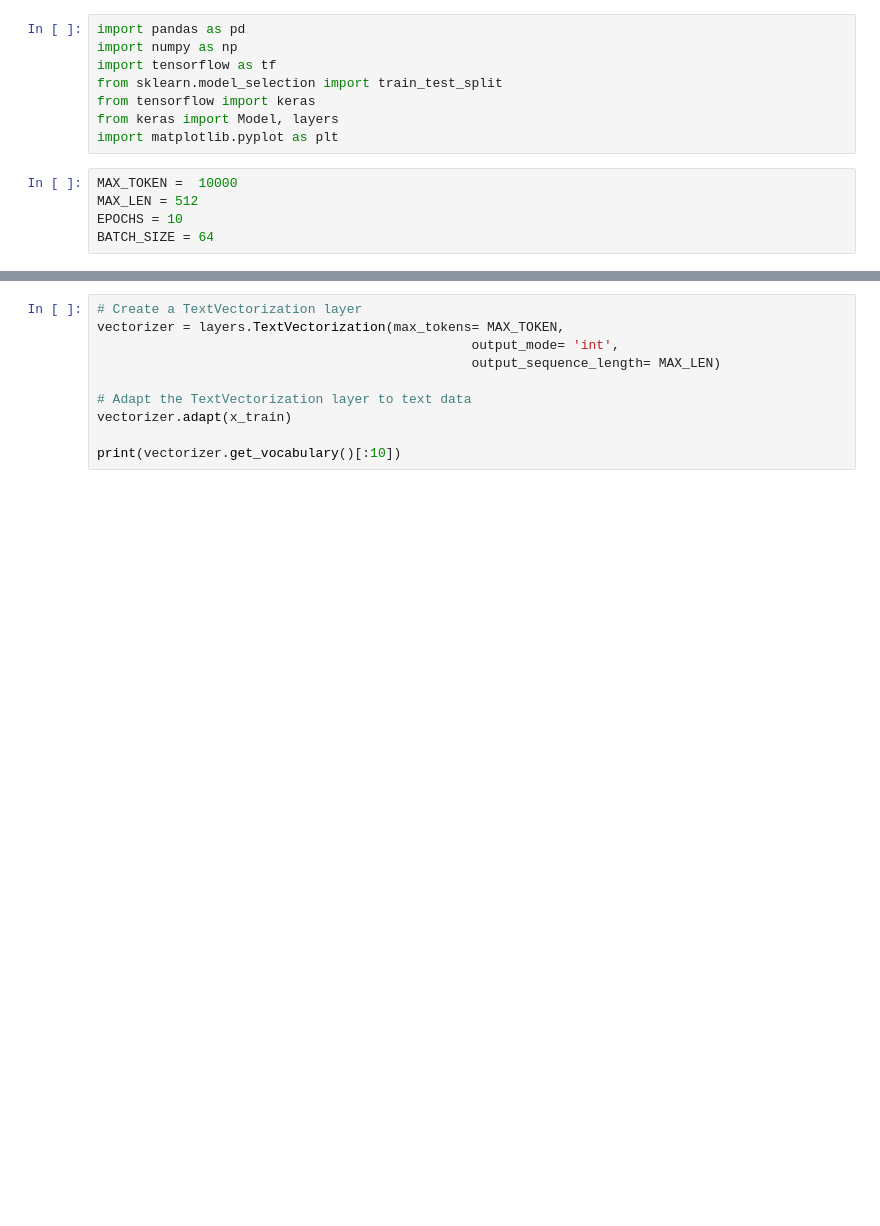
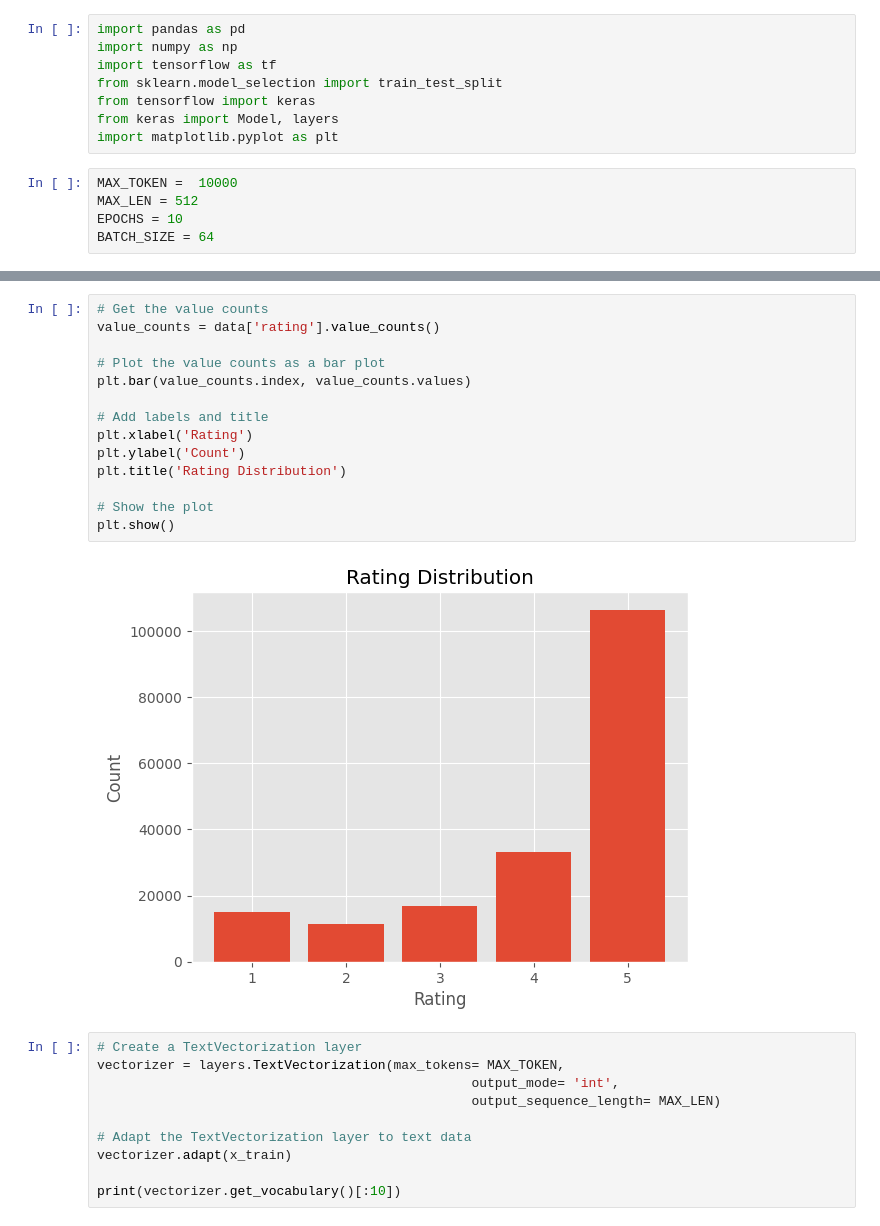
Before and after one commit to HoseinNekouei/RNN-Exercise, a Jupyter notebook: Amazon_sentiment_classification.ipynb, the cells around one changed output, grey strips where cells are left out. Saved outputs shown, nothing was run; the diff lists cells and outputs as text; blank space fills up the shorter version.

```diff
--- a/Amazon_sentiment_classification.ipynb
+++ b/Amazon_sentiment_classification.ipynb
@@ -42,3 +89,19 @@ print(x_train.shape)
+# %%
+# Get the value counts
+value_counts = data['rating'].value_counts()
+
+# Plot the value counts as a bar plot
+plt.bar(value_counts.index, value_counts.values)
+
+# Add labels and title
+plt.xlabel('Rating')
+plt.ylabel('Count')
+plt.title('Rating Distribution')
+
+# Show the plot
+plt.show()
+# %% [output]
+[figure, added]
 # %%
 # Create a TextVectorization layer
 vectorizer = layers.TextVectorization(max_tokens= MAX_TOKEN,
```
Also changed, not shown: parts of 5 cells of this notebook.
